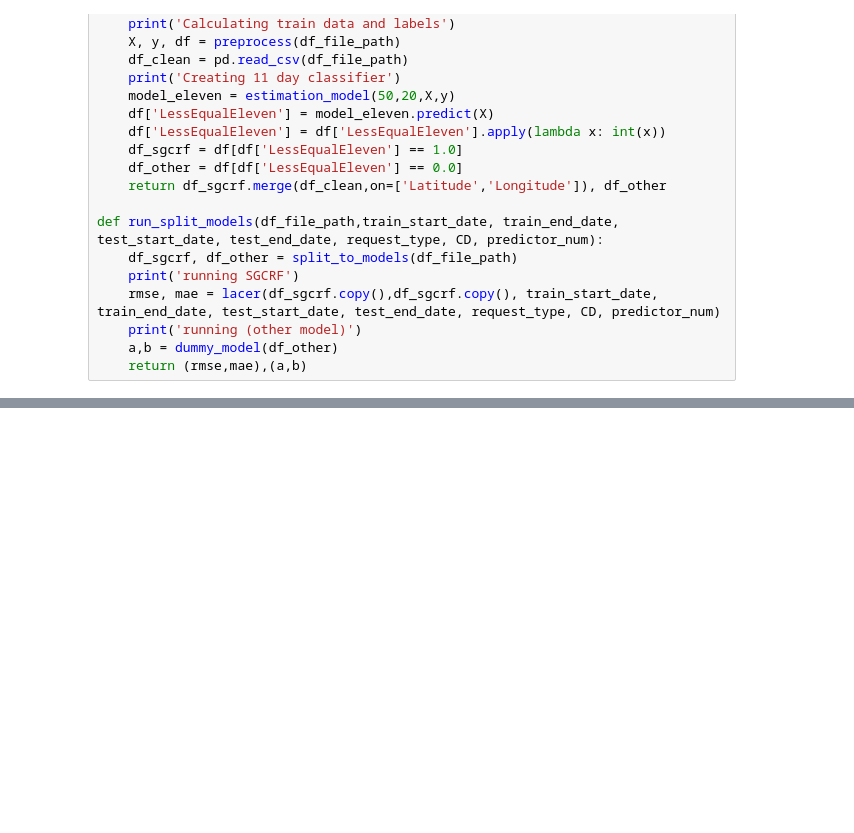
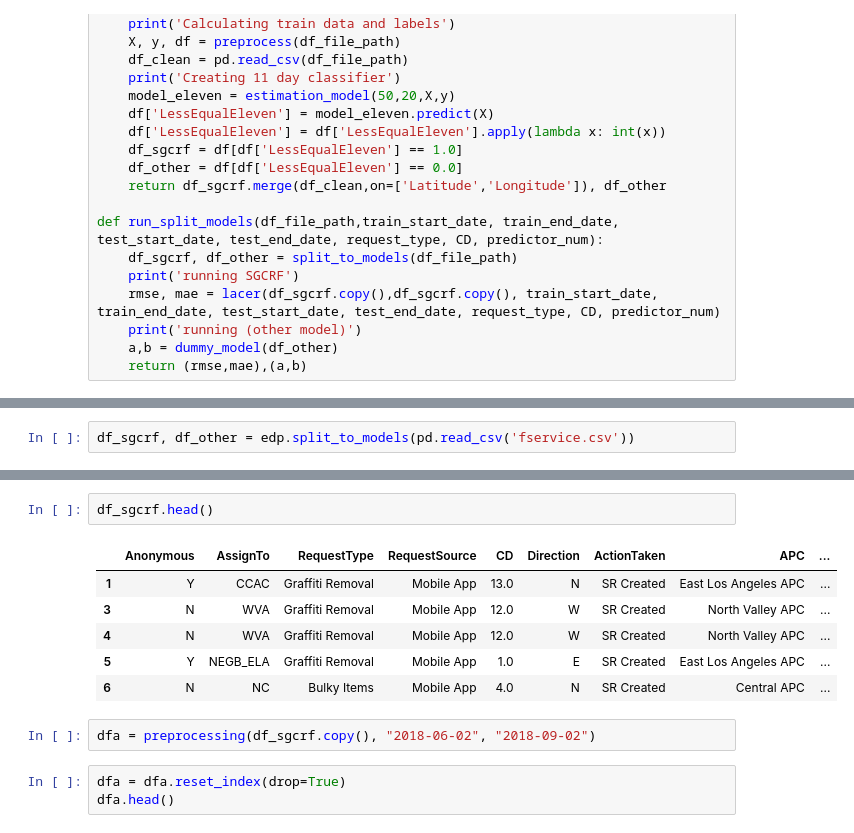
Before and after one commit to p-ai-org/p-requests, a Jupyter notebook: 311_Requests_Model/elapsed-days-classifier-notebook.ipynb, the cells around one changed output, grey strips where cells are left out. Saved outputs shown, nothing was run; the diff lists cells and outputs as text; blank space fills up the shorter version.

```diff
--- a/311_Requests_Model/elapsed-days-classifier-notebook.ipynb
+++ b/311_Requests_Model/elapsed-days-classifier-notebook.ipynb
@@ -159,0 +201,2 @@ Precision, Recall, F1Score: (0.9688614519736445, 0.9926608913765473, 0.980616790
+# %%
+df_sgcrf, df_other = edp.split_to_models(pd.read_csv('fservice.csv'))
@@ -159,0 +214,14 @@ Precision, Recall, F1Score: (0.9688614519736445, 0.9926608913765473, 0.980616790
+# %%
+df_sgcrf.head()
+# %% [output]
+|  | Anonymous | AssignTo | RequestType | RequestSource | CD | Direction | ActionTaken | APC | ... |
+| 1 | Y | CCAC | Graffiti Removal | Mobile App | 13.0 | N | SR Created | East Los Angeles APC | ... |
+| 3 | N | WVA | Graffiti Removal | Mobile App | 12.0 | W | SR Created | North Valley APC | ... |
+| 4 | N | WVA | Graffiti Removal | Mobile App | 12.0 | W | SR Created | North Valley APC | ... |
+| 5 | Y | NEGB_ELA | Graffiti Removal | Mobile App | 1.0 | E | SR Created | East Los Angeles APC | ... |
+| 6 | N | NC | Bulky Items | Mobile App | 4.0 | N | SR Created | Central APC | ... |
+# %%
+dfa = preprocessing(df_sgcrf.copy(), "2018-06-02", "2018-09-02")
+# %%
+dfa = dfa.reset_index(drop=True)
+dfa.head()
```
Also changed, not shown: parts of 8 cells of this notebook, 1 other file.
